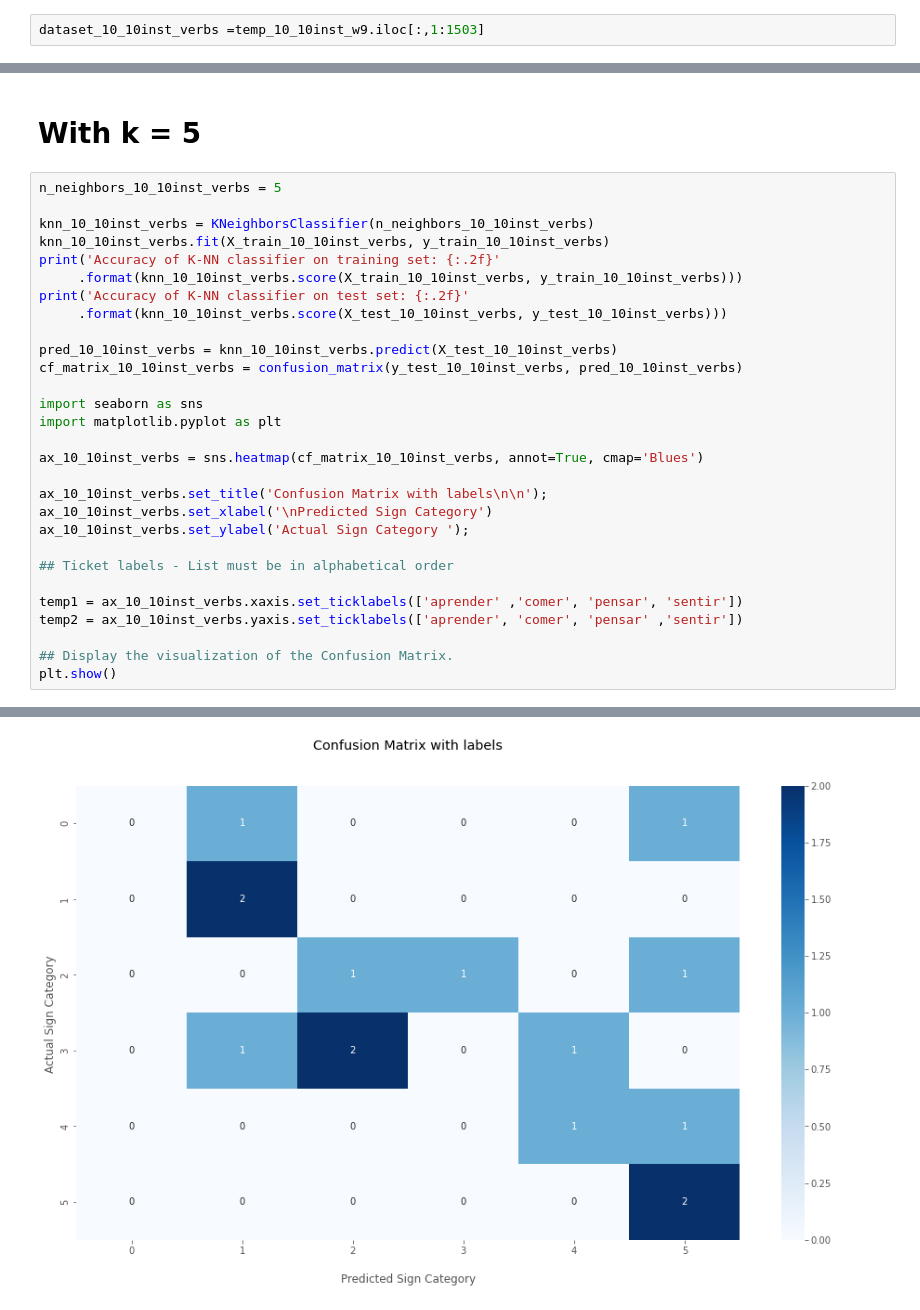
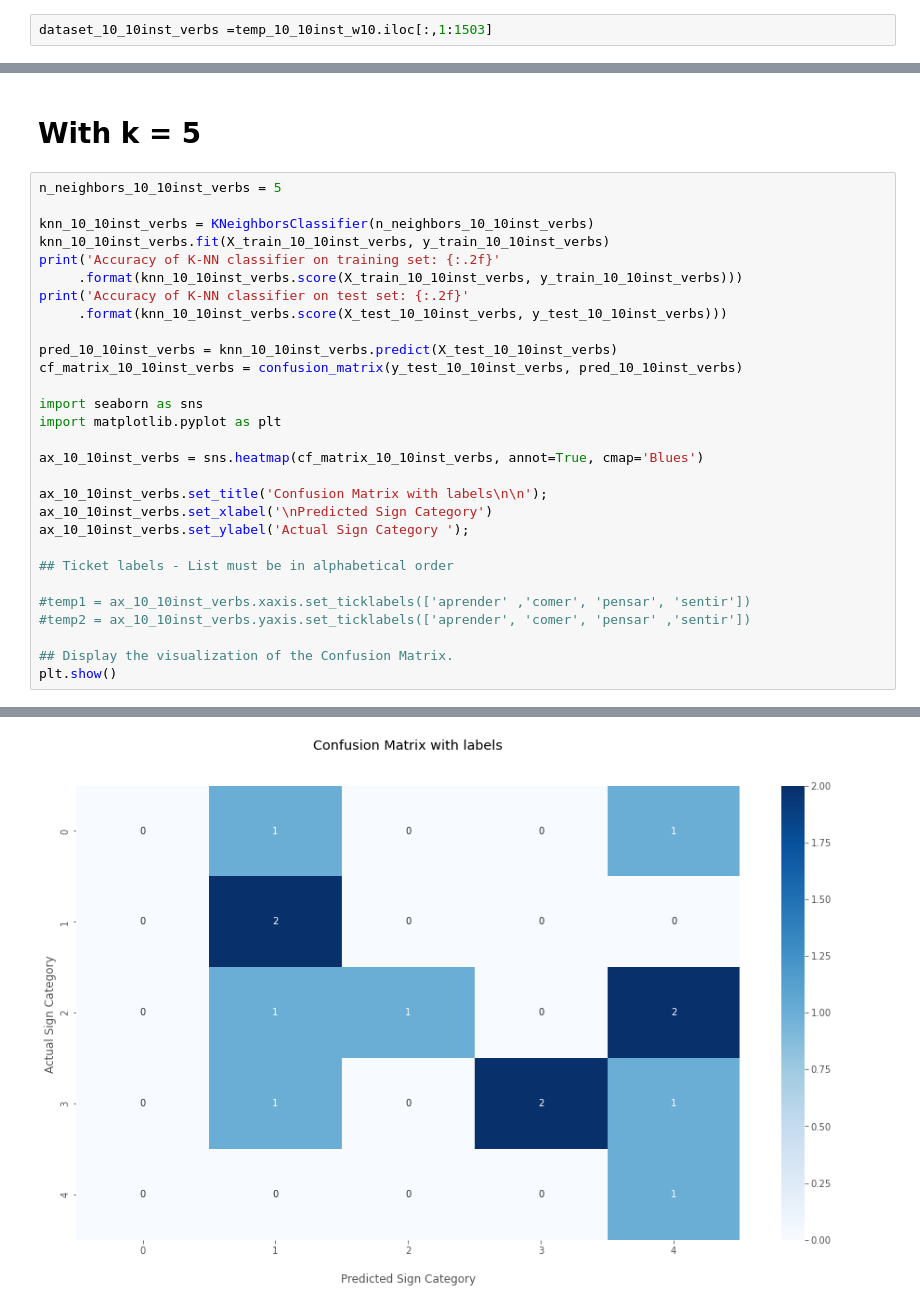
Before and after one commit to BrendaTafurA/PSL-GAN-ad521b837aa1cabd3bbc6e72459104d0ca7cb72a, a Jupyter notebook: pose_and_hand_model/10_frames/filtering/without_PCA/only_verbs.ipynb, the cells around one changed output, grey strips where cells are left out. Cells and saved outputs as stored; diff of their text form.

```diff
--- a/pose_and_hand_model/10_frames/filtering/without_PCA/only_verbs.ipynb
+++ b/pose_and_hand_model/10_frames/filtering/without_PCA/only_verbs.ipynb
@@ -98,7 +98,7 @@ temp_10_10inst_w10['classes'].nunique()
 # %% [output]
 5
 # %%
-dataset_10_10inst_verbs =temp_10_10inst_w9.iloc[:,1:1503]
+dataset_10_10inst_verbs =temp_10_10inst_w10.iloc[:,1:1503]
 # %%
 print(pd.unique(dataset_10_10inst_verbs['classes']))
 
@@ -279,8 +279,8 @@ ax_10_10inst_verbs.set_ylabel('Actual Sign Category ');
 
 ## Ticket labels - List must be in alphabetical order
 
-temp1 = ax_10_10inst_verbs.xaxis.set_ticklabels(['aprender' ,'comer', 'pensar', 'sentir'])
-temp2 = ax_10_10inst_verbs.yaxis.set_ticklabels(['aprender', 'comer', 'pensar' ,'sentir'])
+#temp1 = ax_10_10inst_verbs.xaxis.set_ticklabels(['aprender' ,'comer', 'pensar', 'sentir'])
+#temp2 = ax_10_10inst_verbs.yaxis.set_ticklabels(['aprender', 'comer', 'pensar' ,'sentir'])
 
 ## Display the visualization of the Confusion Matrix.
 plt.show()
@@ -291 +290 @@ ValueError: The number of FixedLocator locations (6), usually from a call to set
-[figure, old version]
+[figure, new version]
```
Also changed, not shown: parts of 6 cells of this notebook, 7 other files.
